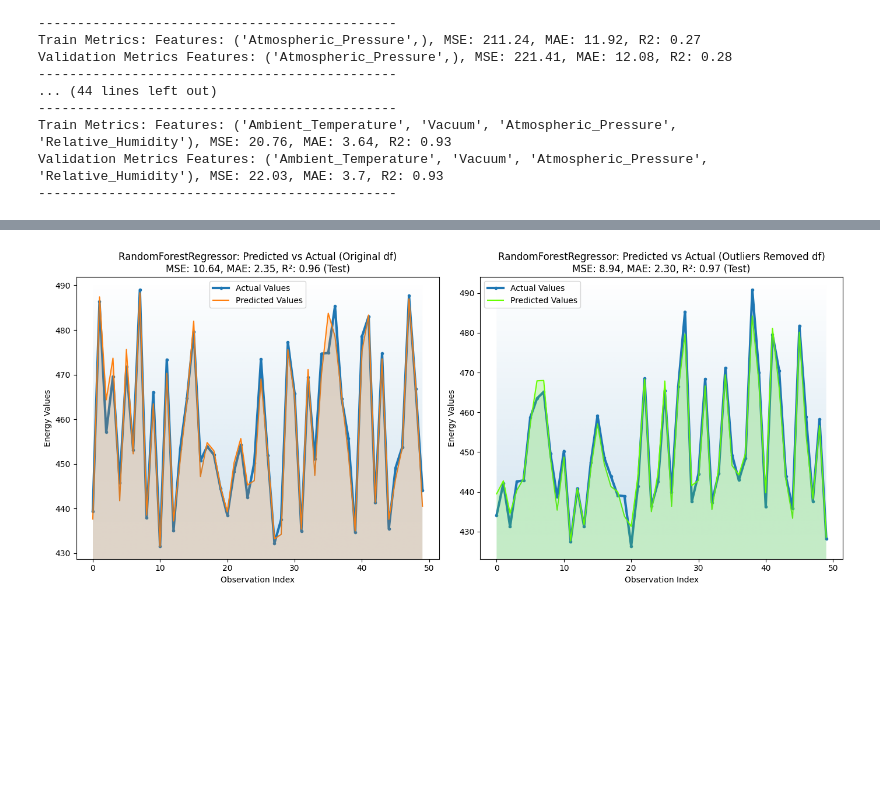
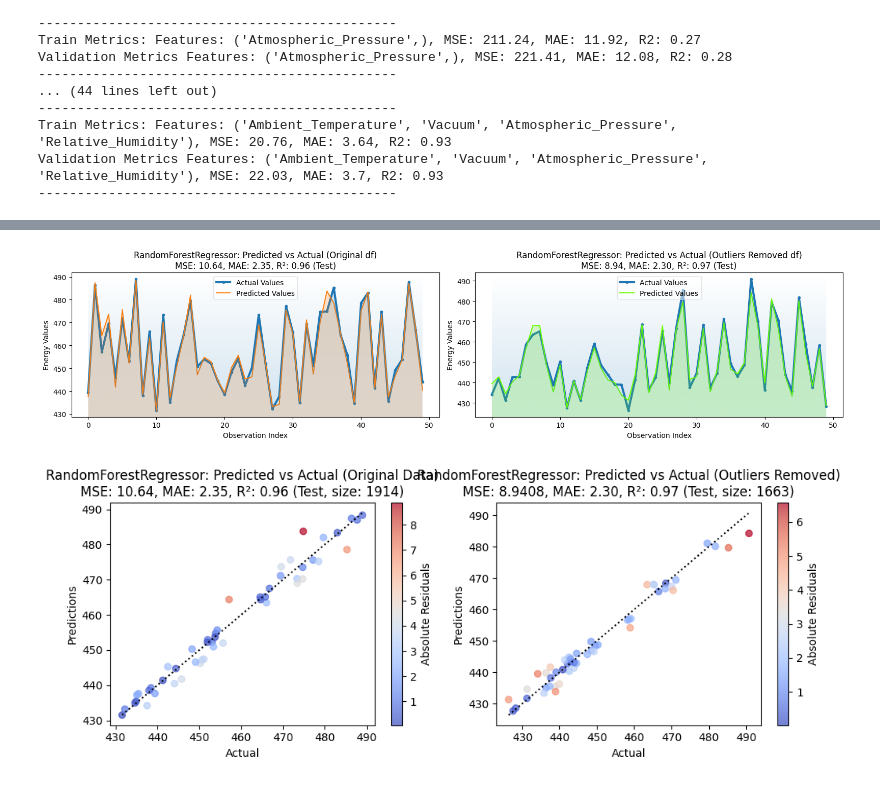
Before and after one commit to isralennon/MSAAI500, a Jupyter notebook: CCPP_condensed.ipynb, the cells around one changed output, grey strips where cells are left out. Drawn from its saved outputs; the diff is of its cells as text; code cells hidden in the pictures; blank space fills up the shorter version.

```diff
--- a/CCPP_condensed.ipynb
+++ b/CCPP_condensed.ipynb
@@ -757,8 +754,8 @@ mse_test_outliers = mean_squared_error(y_test_outliers, y_test_predictions_outli
 mae_test_outliers = mean_absolute_error(y_test_outliers, y_test_predictions_outliers)
 r2_test_outliers = r2_score(y_test_outliers, y_test_predictions_outliers)
 
-# Create side-by-side plots
-plt.figure(figsize=(14, 6))
+# Plot size
+plt.figure(figsize=(16, 4))
 
 # Selecting part of the data for plotting (original df)
 predictions_num = y_test_predictions[start_obs:end_obs]
@@ -769,33 +766,76 @@ x_values_num = np.arange(len(predictions_num))
 predictions_num_outliers = y_test_predictions_outliers[start_obs:end_obs]
 y_test_num_outliers = y_test_outliers.iloc[start_obs:end_obs]
 
 # Plot for original df
 plt.subplot(1, 2, 1)  # 1 row, 2 columns, first subplot
 plt.plot(x_values_num, y_test_num, linewidth=3, marker='.', label='Actual Values')
 mplcyberpunk.add_gradient_fill(alpha_gradientglow=0.2, gradient_start='top')  # underglow specs
 plt.plot(x_values_num, predictions_num, linewidth=1.5, label='Predicted Values')
 mplcyberpunk.add_gradient_fill(alpha_gradientglow=0.2, gradient_start='zero')  # underglow specs
 plt.title(f'RandomForestRegressor: Predicted vs Actual (Original df)\n'
           f'MSE: {mse_test:.2f}, MAE: {mae_test:.2f}, R²: {r2_test:.2f} (Test)')
 plt.xlabel('Observation Index')
 plt.ylabel('Energy Values')
-plt.legend()
+plt.legend(loc='upper center', framealpha=0.5)
 plt.tight_layout()
 
 # Plot for df_outliers_removed
 plt.subplot(1, 2, 2)  # 1 row, 2 columns, second subplot
 plt.plot(x_values_num, y_test_num_outliers, linewidth=3, marker='.', label='Actual Values')
 mplcyberpunk.add_gradient_fill(alpha_gradientglow=0.2, gradient_start='top')  # underglow specs
 plt.plot(x_values_num, predictions_num_outliers, linewidth=1.5, label='Predicted Values', color='#68ff00')
 mplcyberpunk.add_gradient_fill(alpha_gradientglow=0.2, gradient_start='zero')  # underglow specs
 plt.title(f'RandomForestRegressor: Predicted vs Actual (Outliers Removed df)\n'
           f'MSE: {mse_test_outliers:.2f}, MAE: {mae_test_outliers:.2f}, R²: {r2_test_outliers:.2f} (Test)')
 plt.xlabel('Observation Index')
 plt.ylabel('Energy Values')
-plt.legend()
+plt.legend(loc='upper center', framealpha=0.5)
 plt.tight_layout()
 
 # Show the plots
 plt.show()
 # %% [output]
-[figure, old version]
+[figure, new version]
+# %%
+# Model used
+model = RandomForestRegressor()
+model.fit(X_train, y_train)
+
+# Train-test split sizes
+test_size_original = X_test.shape[0]
+test_size_outliers_removed = X_test_outliers.shape[0]
+
+# Calculate residuals
+residuals = predictions_num - y_test_num
+
+# Calculate residuals
+residuals_outliers = predictions_num_outliers - y_test_num_outliers
+
+# Plot size
+plt.figure(figsize=(10, 4))
+
+# Plot for original data
+plt.subplot(1, 2, 1)  # 1 row, 2 columns, first subplot
+plt.scatter(y_test_num, predictions_num, c=np.abs(residuals), cmap='coolwarm', alpha=0.7)
+plt.colorbar(label='Absolute Residuals')
+plt.title(f'RandomForestRegressor: Predicted vs Actual (Original Data)\n'
+          f'MSE: {mse_test:.2f}, MAE: {mae_test:.2f}, R²: {r2_test:.2f} (Test)')
+plt.xlabel('Actual')
+plt.ylabel('Predictions')
+plt.plot([min(y_test_num), max(y_test_num)], [min(y_test_num), max(y_test_num)], color='black', linestyle=':')
+
+# Plot for outliers removed
+plt.subplot(1, 2, 2)  # 1 row, 2 columns, second subplot
+plt.scatter(y_test_num_outliers, predictions_num_outliers, c=np.abs(residuals_outliers), cmap='coolwarm', alpha=0.7)
+plt.colorbar(label='Absolute Residuals')
+plt.title(f'RandomForestRegressor: Predicted vs Actual (Outliers Removed)\n'
+          f'MSE: {mse_test_outliers:.4f}, MAE: {mae_test_outliers:.2f}, R²: {r2_test_outliers:.2f} (Test)')
+plt.xlabel('Actual')
+plt.ylabel('Predictions')
+plt.plot([min(y_test_num_outliers), max(y_test_num_outliers)], [min(y_test_num_outliers), max(y_test_num_outliers)], color='black', linestyle=':')
+
+# Show the side-by-side plots
+plt.tight_layout()
+plt.show()
+# %% [output]
+[figure, added]
```
Also changed, not shown: parts of 6 cells of this notebook.
